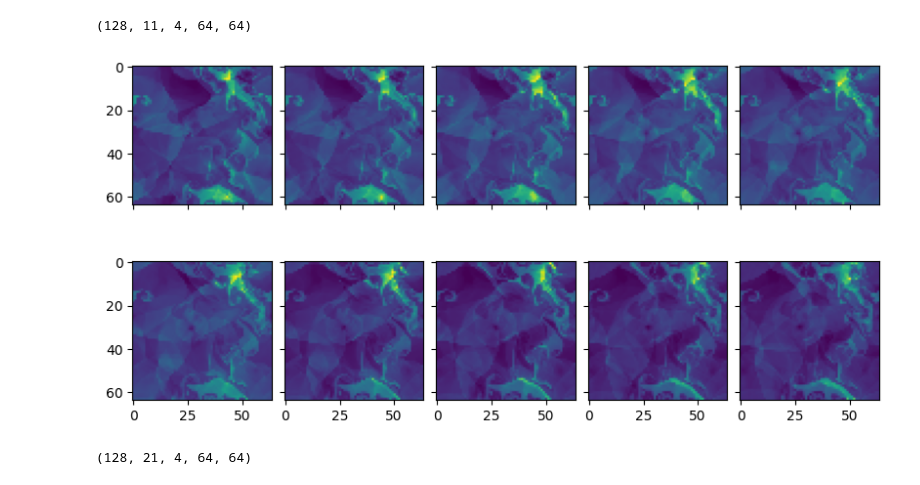
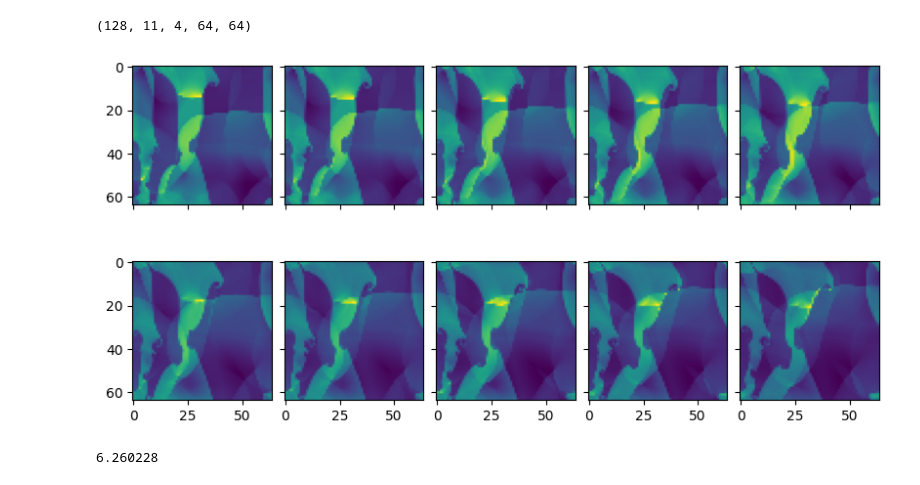
Before and after one commit to xx257xx/CONTEXT_FLUX_NO, a Jupyter notebook: notebooks/training/multiphysics_Euler_2d.ipynb, the cells around one changed output. Cells and saved outputs as stored; diff of their text form; code cells hidden in the pictures.

Commit message:
More analysis and visualizations in progress

```diff
--- a/notebooks/training/multiphysics_Euler_2d.ipynb
+++ b/notebooks/training/multiphysics_Euler_2d.ipynb
@@ -20,5 +24,8 @@ source = TheWellDataSource(
     "../../data/datasets",
     "euler_multi_quadrants_periodicBC",
     window_size=11,
+    downsample_spatial=8,
     exclude_field_names=["pressure"],
 )
+sampler = grain.samplers.IndexSampler(len(source), shuffle=True, seed=0)
+transforms = [grain.transforms.Batch(batch_size=128)]
@@ -39,4 +32,26 @@ prefetch_lazy_iter_ds = dataset.mp_prefetch(
+# %%
+dataloader = grain.DataLoader(
+    data_source=source,
+    sampler=sampler,
+    operations=transforms,
+    worker_count=8,
+    # read_options=grain.ReadOptions(num_threads=32, prefetch_buffer_size=1000),
+)
+dataloader_valid = grain.DataLoader(
+    data_source=TheWellDataSource(
+        "../../data/datasets",
+        "euler_multi_quadrants_periodicBC",
+        "valid",
+        window_size=11,
+        downsample_spatial=8,
+        exclude_field_names=["pressure"],
+    ),
+    sampler=grain.samplers.IndexSampler(len(source), shuffle=True, seed=1),
+    operations=transforms,
+    worker_count=8,
+    # read_options=grain.ReadOptions(num_threads=32, prefetch_buffer_size=1000),
+)
 # %%
-dataiter = iter(prefetch_lazy_iter_ds)
-arr = next(dataiter)
+dataiter = iter(dataloader)
+batch = next(dataiter)
 # %%
@@ -50,31 +65,29 @@ arr.shape
 # %%
 sample_idx = 0
 fig, axes = plt.subplots(
     2, 5, figsize=(8, 4), constrained_layout=True, sharex=True, sharey=True
 )
 for i, ax in enumerate(axes.flat):
-    ax.imshow(arr[sample_idx, i, 0])
+    ax.imshow(batch[sample_idx, i, 0])
 # %% [output]
-[figure, old version]
+[figure, new version]
-# %%
-arr.shape
-# %% [output]
-(128, 21, 4, 64, 64)
 # %%
 dpot = DPOT(
     num_spatial_dims=2,
     in_channels=4,
     out_channels=4,
     in_timesteps=10,
+    grid_size=(64, 64),
     patch_size=(8, 8),
-    img_size=(64, 64),
-    embedding_dim=256,
+    embedding_dim=128,
     max_frequency_modes=(10, 10),
-    fno_depth=5,
-    num_blocks=4,
-    num_classes=12,
-    hidden_dim_patch=256,
-    hidden_dim_fno=256,
-    hidden_dim_output=32,
+    fno_depth=10,
+    num_blocks=8,
+    hidden_dim_patch=512,
+    hidden_dim_fno=512,
+    hidden_dim_output=512,
     key=jax.random.key(0),
 )
+print(dpot.num_parameters() / 1e6)
+# %% [output]
+6.260228
```
Also changed, not shown: parts of 10 cells of this notebook, 27 other files.
